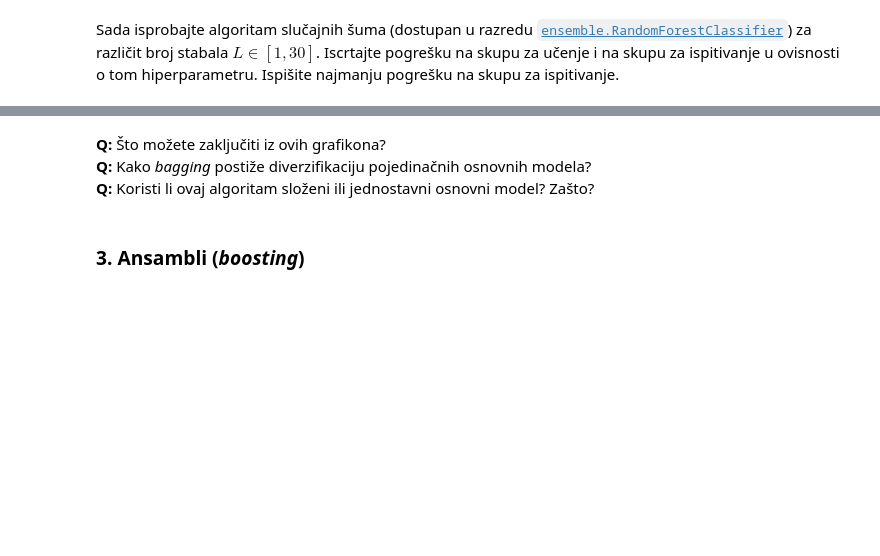
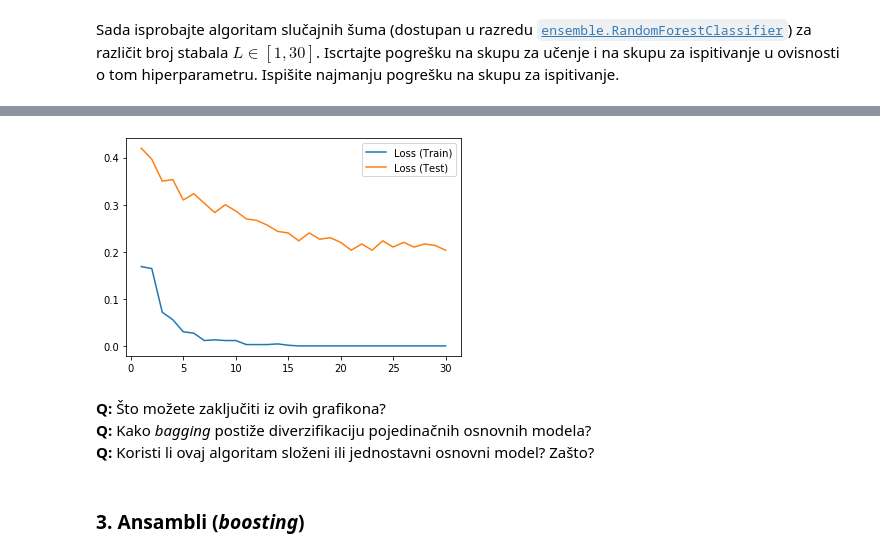
Before and after one commit to aj50009/su, a Jupyter notebook: SU-2019-LAB04-0036500097.ipynb, the cells around one changed output, grey strips where cells are left out. Saved outputs shown, nothing was run; the diff lists cells and outputs as text; code cells hidden in the pictures; blank space fills up the shorter version.

```diff
--- a/SU-2019-LAB04-0036500097.ipynb
+++ b/SU-2019-LAB04-0036500097.ipynb
@@ -140,0 +143,13 @@ from sklearn.ensemble import RandomForestClassifier
+# %%
+# Vaš kôd ovdje
+loss_train = []
+loss_test = []
+for L in range(1, 31):
+    rfc = RandomForestClassifier(n_estimators = L, random_state = 69).fit(X_bag_train, y_bag_train)
+    loss_train.append(zero_one_loss(y_bag_train, rfc.predict(X_bag_train)))
+    loss_test.append(zero_one_loss(y_bag_test, rfc.predict(X_bag_test)))
+plt.plot(range(1, 31), loss_train, label = 'Loss (Train)')
+plt.plot(range(1, 31), loss_test, label = 'Loss (Test)')
+plt.legend()
+print('Loss: ' + str(100 * np.min(loss_test)) + '%')
+# %% [output]
@@ -141,3 +157,4 @@ from sklearn.ensemble import RandomForestClassifier
+[figure, added]
 # %% [markdown]
 **Q:** Što možete zaključiti iz ovih grafikona?
 **Q:** Kako *bagging* postiže diverzifikaciju pojedinačnih osnovnih modela?
```
Also changed, not shown: parts of 33 cells of this notebook.
